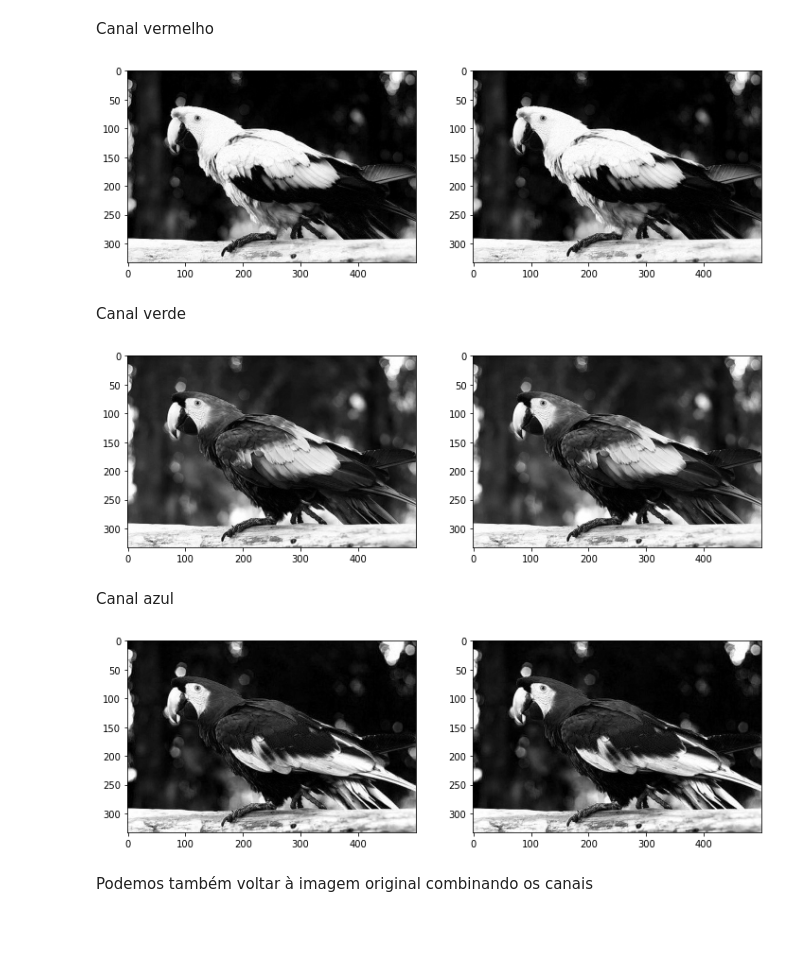
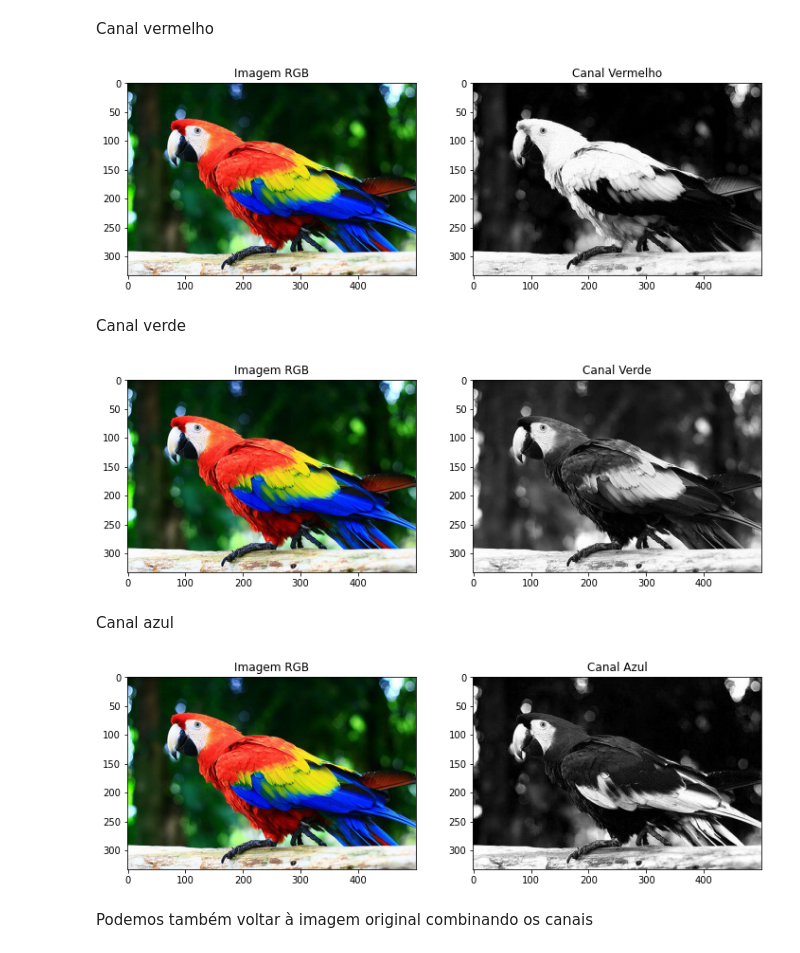
Before and after one commit to Insper/robotica-computacional, a Jupyter notebook: docs/modulos/01-imagens-e-matrizes/atividade1.ipynb, the cells around one changed output. Cells and saved outputs as stored; diff of their text form; code cells hidden in the pictures.

```diff
--- a/docs/modulos/01-imagens-e-matrizes/atividade1.ipynb
+++ b/docs/modulos/01-imagens-e-matrizes/atividade1.ipynb
@@ -153,35 +158,48 @@ A terceira dimensão é a das componentes de cor. Nesta dimensão, também podem
 Canal vermelho
 # %%
 plt.figure(figsize=(12,20))
+
 plt.subplot(121)
-plt.imshow(arara_r, cmap='gray') # Mostrando o resultado de cv2.split()
+plt.title("Imagem RGB")
+plt.imshow(arara_rgb)
+
 plt.subplot(122)
-plt.imshow(arara_rgb[:,:,0], cmap='gray') # Mostrando o resultado do canal 0
+plt.title("Canal Vermelho")
+plt.imshow(arara_r, cmap='gray')
 plt.show()
 # %% [output]
-[figure, old version]
+[figure, new version]
 # %% [markdown]
 Canal verde
 # %%
 plt.figure(figsize=(12,20))
+
 plt.subplot(121)
+plt.title("Imagem RGB")
+plt.imshow(arara_rgb)
+
+plt.subplot(122)
+plt.title("Canal Verde")
 plt.imshow(arara_g, cmap='gray') # Mostrando o resultado de cv2.split()
-plt.subplot(122)
-plt.imshow(arara_rgb[:,:,1], cmap='gray') # Mostrando o resultado do canal 1
 plt.show()
 # %% [output]
-[figure, old version]
+[figure, new version]
 # %% [markdown]
 Canal azul
 # %%
 plt.figure(figsize=(12,20))
+
 plt.subplot(121)
+plt.title("Imagem RGB")
+plt.imshow(arara_rgb)
+
+plt.subplot(122)
+plt.title("Canal Azul")
 plt.imshow(arara_b, cmap='gray') # Mostrando o resultado de cv2.split()
-plt.subplot(122)
-plt.imshow(arara_rgb[:,:,2], cmap='gray') # Mostrando o resultado do canal 2
+
 plt.show()
 # %% [output]
-[figure, old version]
+[figure, new version]
 # %% [markdown]
 Podemos também voltar à imagem original combinando os canais
 # %%
```
Also changed, not shown: parts of 25 cells of this notebook.
